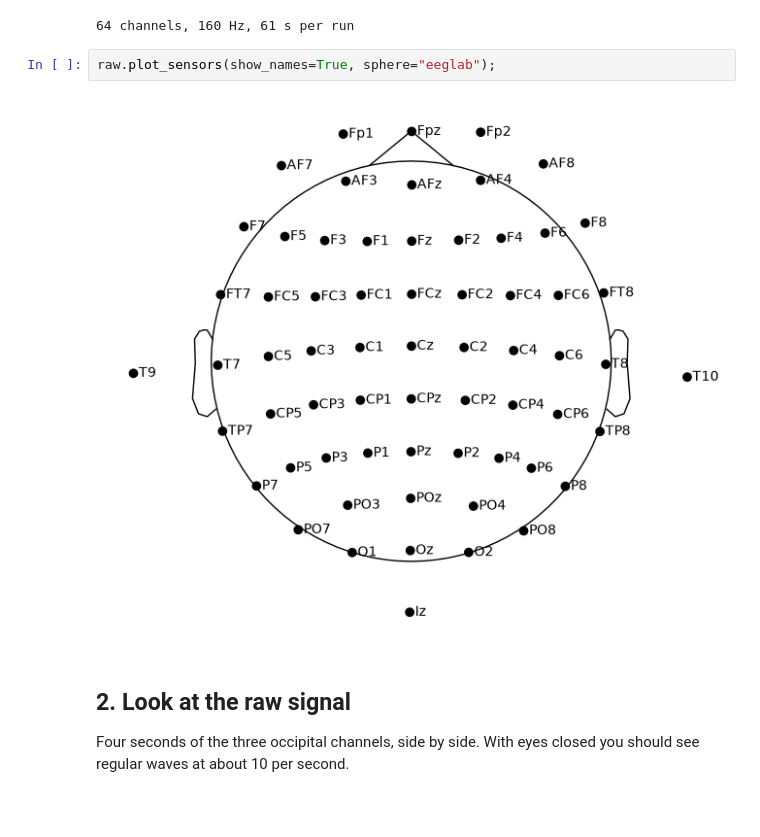
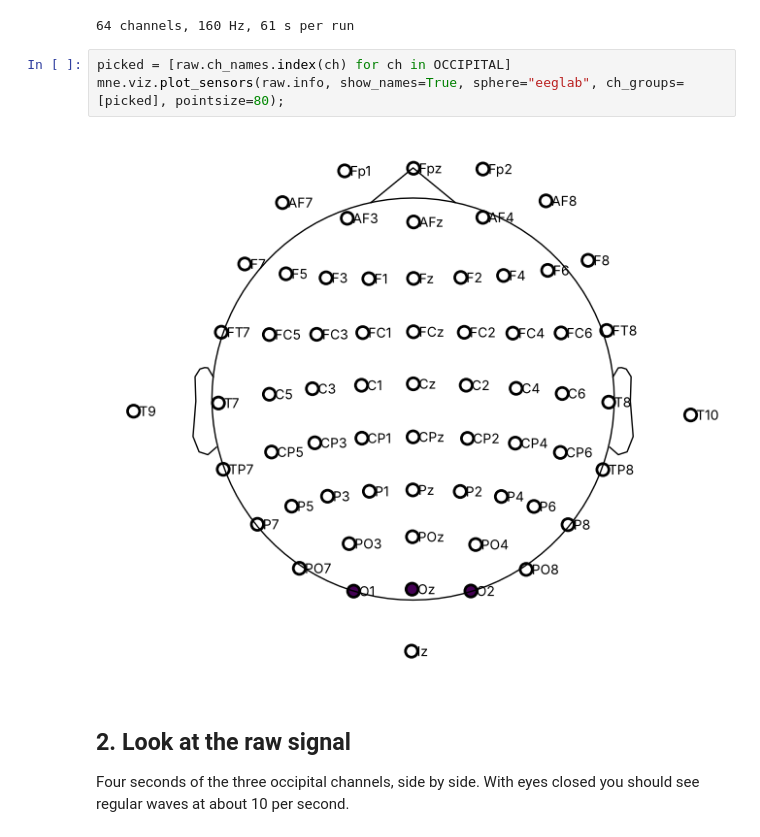
Before and after one commit to Emeric-FullStack/diy-eeg-bci, a Jupyter notebook: analysis/01_eyes_open_vs_closed.ipynb, the cells around one changed output. Drawn from its saved outputs; the diff is of its cells as text; blank space fills up the shorter version.

```diff
--- a/analysis/01_eyes_open_vs_closed.ipynb
+++ b/analysis/01_eyes_open_vs_closed.ipynb
@@ -49,9 +49,10 @@ print(f"{len(raw.ch_names)} channels, {raw.info['sfreq']:.0f} Hz, {raw.times[-1]
 # %% [output]
 64 channels, 160 Hz, 61 s per run
 # %%
-raw.plot_sensors(show_names=True, sphere="eeglab");
+picked = [raw.ch_names.index(ch) for ch in OCCIPITAL]
+mne.viz.plot_sensors(raw.info, show_names=True, sphere="eeglab", ch_groups=[picked], pointsize=80);
 # %% [output]
-[figure, old version]
+[figure, new version]
 # %% [markdown]
 ## 2. Look at the raw signal
 
```
Also changed, not shown: parts of 2 cells of this notebook, 7 other files.
